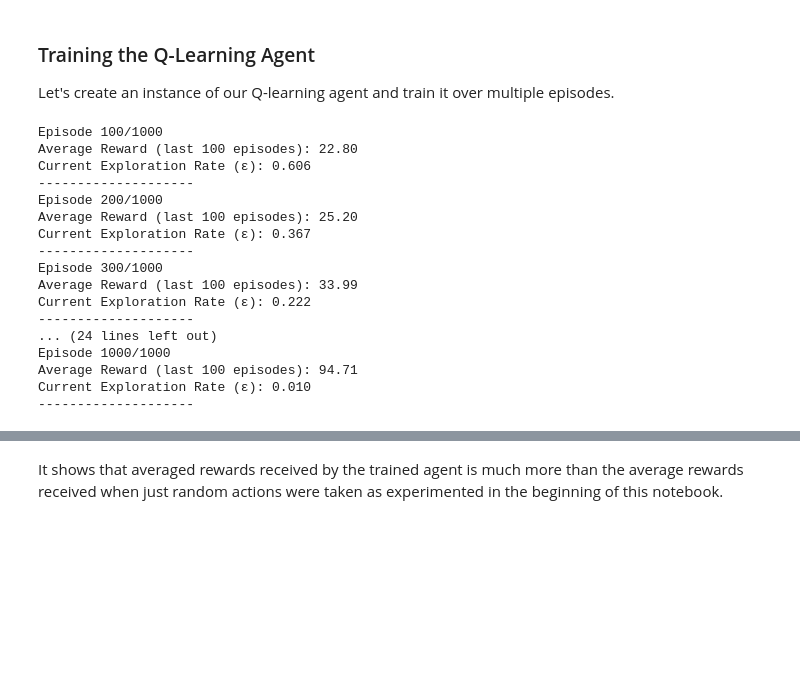
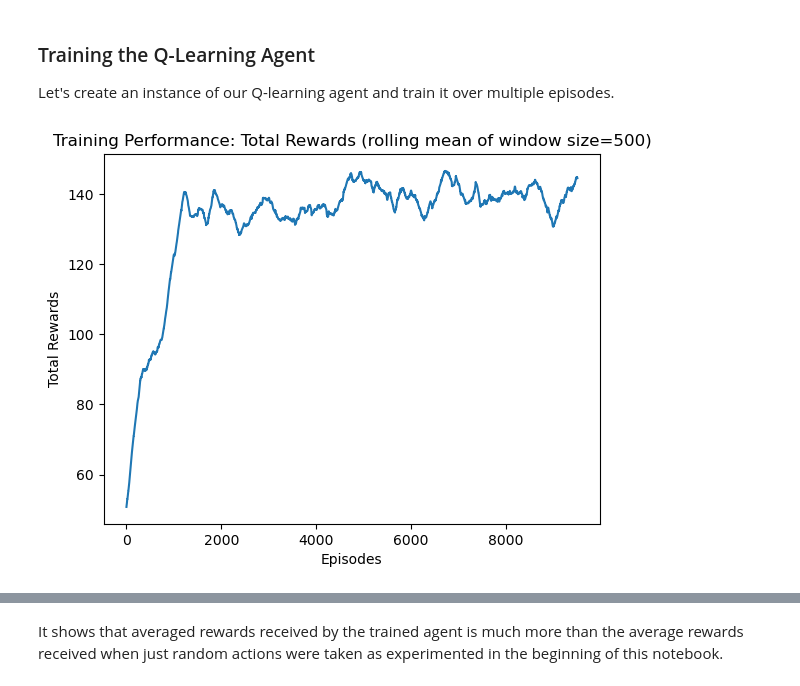
Before and after one commit to PradipKumarDas/Teaching, a Jupyter notebook: 22AML17213-Reinforcement_Learning/CartPole/cartpole-v1.ipynb, the cells around one changed output, grey strips where cells are left out. Drawn from its saved outputs; the diff is of its cells as text; code cells hidden in the pictures; blank space fills up the shorter version.

```diff
--- a/22AML17213-Reinforcement_Learning/CartPole/cartpole-v1.ipynb
+++ b/22AML17213-Reinforcement_Learning/CartPole/cartpole-v1.ipynb
@@ -270,51 +286,37 @@ class CartPoleAgent:
 ### Training the Q-Learning Agent
 
 Let's create an instance of our Q-learning agent and train it over multiple episodes.
-# %%
-# Create the environment and wrap it to record statistics
-env = gym.make('CartPole-v1')
-env = gym.wrappers.RecordEpisodeStatistics(env)
-
-# Create the agent
-agent = CartPoleAgent(env,
-             learning_rate=0.1,          # Learning rate
-             discount_factor=0.95,       # Discount factor
-             initial_epsilon=1.0,        # Initial exploration rate
-             epsilon_decay=0.995,        # Exploration decay rate
-             final_epsilon=0.01)         # Minimum exploration rate
-
-# Training parameters
-n_episodes = 1000
-print_interval = 100
-
-# Train the agent
-for episode in range(n_episodes):
-    episode_reward = agent.train_episode()
-
-    # Print progress every print_interval episodes
-    if (episode + 1) % print_interval == 0:
-        avg_reward = np.mean(agent.training_rewards[-print_interval:])
-        print(f"Episode {episode + 1}/{n_episodes}")
-        print(f"Average Reward (last {print_interval} episodes): {avg_reward:.2f}")
-        print(f"Current Exploration Rate (ε): {agent.epsilon:.3f}")
-        print("--------------------")
-# %% [output]
-Episode 100/1000
-Average Reward (last 100 episodes): 22.80
-Current Exploration Rate (ε): 0.606
---------------------
-Episode 200/1000
-Average Reward (last 100 episodes): 25.20
-Current Exploration Rate (ε): 0.367
---------------------
-Episode 300/1000
-Average Reward (last 100 episodes): 33.99
-Current Exploration Rate (ε): 0.222
---------------------
-... (24 lines left out)
-Episode 1000/1000
-Average Reward (last 100 episodes): 94.71
-Current Exploration Rate (ε): 0.010
---------------------
+# %%
+# NOTE: Training the agent may take a few minutes to complete.
+
+n_episodes = 10000                      # Number of episodes to train the agent
+
+env = gym.make('CartPole-v1')           # Creates the CartPole environment
+
+# Creates the agent
+agent = QLearningAgent(env,
+             learning_rate=0.1,         # Learning rate
+             discount_factor=0.95,      # Discount factor
+             initial_epsilon=1.0,       # Initial exploration rate
+             epsilon_decay=0.995,       # Exploration decay rate
+             final_epsilon=0.01)        # Minimum exploration rate
+
+# Trains the agent. It may take a few minutes to complete.
+total_rewards, total_steps = agent.train(n_episodes)
+
+env.close()                             # Closes the environment to free up resources
+# %%
+window_size = 500
+
+# There could be high variance in rewards over episodes due to exploration-exploitation trade-off.
+# To make sense of the rewards trend, the curve is plotted over a rolling mean with a window size of 500 episodes.
+rolling_mean = np.convolve(total_rewards, np.ones(window_size)/window_size, mode='valid')   #
+plt.plot(rolling_mean)
+plt.xlabel('Episodes')
+plt.ylabel('Total Rewards')
+plt.title(f'Training Performance: Total Rewards (rolling mean of window size={window_size})')
+plt.show()
+# %% [output]
+[figure, added]
 # %% [markdown]
 ### Evaluating the Trained Q-Learning Agent
```
Also changed, not shown: parts of 42 cells of this notebook, 1 other file.
